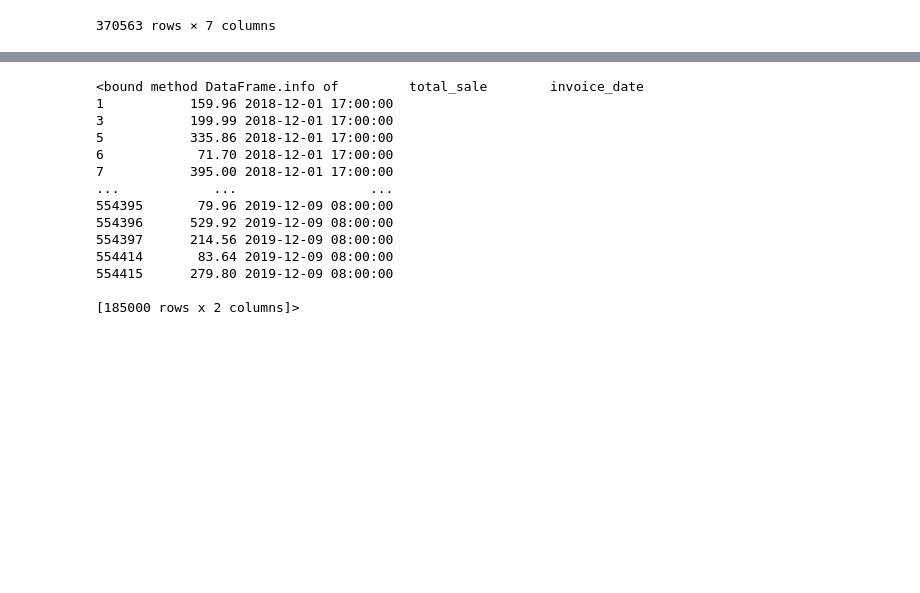
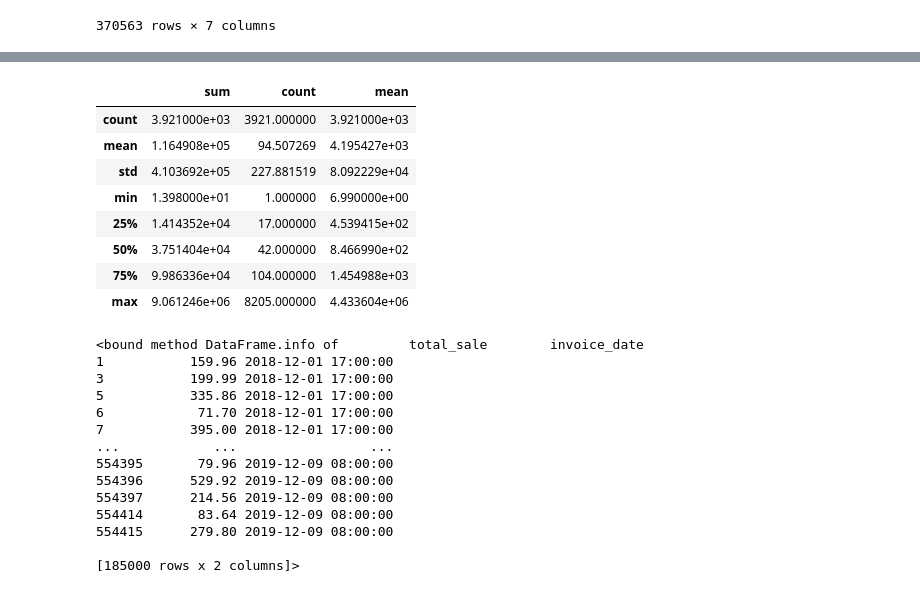
Before and after one commit to Jacopo-Spadon/E-Commerce, a Jupyter notebook: Ecom20tooDE.ipynb, the cells around one changed output, grey strips where cells are left out. Saved outputs shown, nothing was run; the diff lists cells and outputs as text; code cells hidden in the pictures; blank space fills up the shorter version.

```diff
--- a/Ecom20tooDE.ipynb
+++ b/Ecom20tooDE.ipynb
@@ -196,3 +240,18 @@ df_domestic
+# %%
+
+c_sales=df_domestic.groupby('CustomerID')['total_sale'].agg(['sum','count','mean']).sort_values(by=['sum'], ascending=False)
+
+c_sales.describe()
+# %% [output]
+|  | sum | count | mean |
+| count | 3.921000e+03 | 3921.000000 | 3.921000e+03 |
+| mean | 1.164908e+05 | 94.507269 | 4.195427e+03 |
+| std | 4.103692e+05 | 227.881519 | 8.092229e+04 |
+| min | 1.398000e+01 | 1.000000 | 6.990000e+00 |
+| 25% | 1.414352e+04 | 17.000000 | 4.539415e+02 |
+| 50% | 3.751404e+04 | 42.000000 | 8.466990e+02 |
+| 75% | 9.986336e+04 | 104.000000 | 1.454988e+03 |
+| max | 9.061246e+06 | 8205.000000 | 4.433604e+06 |
 # %%
 # Create a filtered DF
 
```
Also changed, not shown: parts of 8 cells of this notebook.
